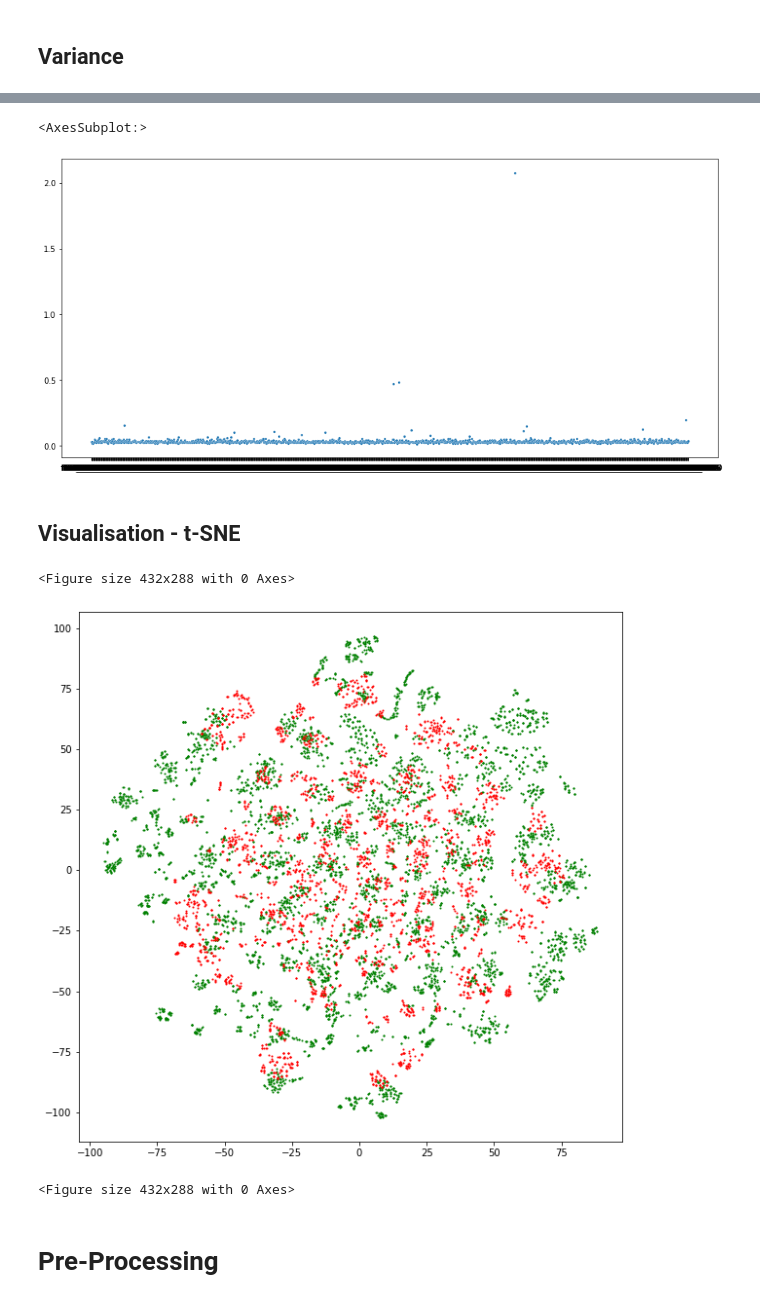
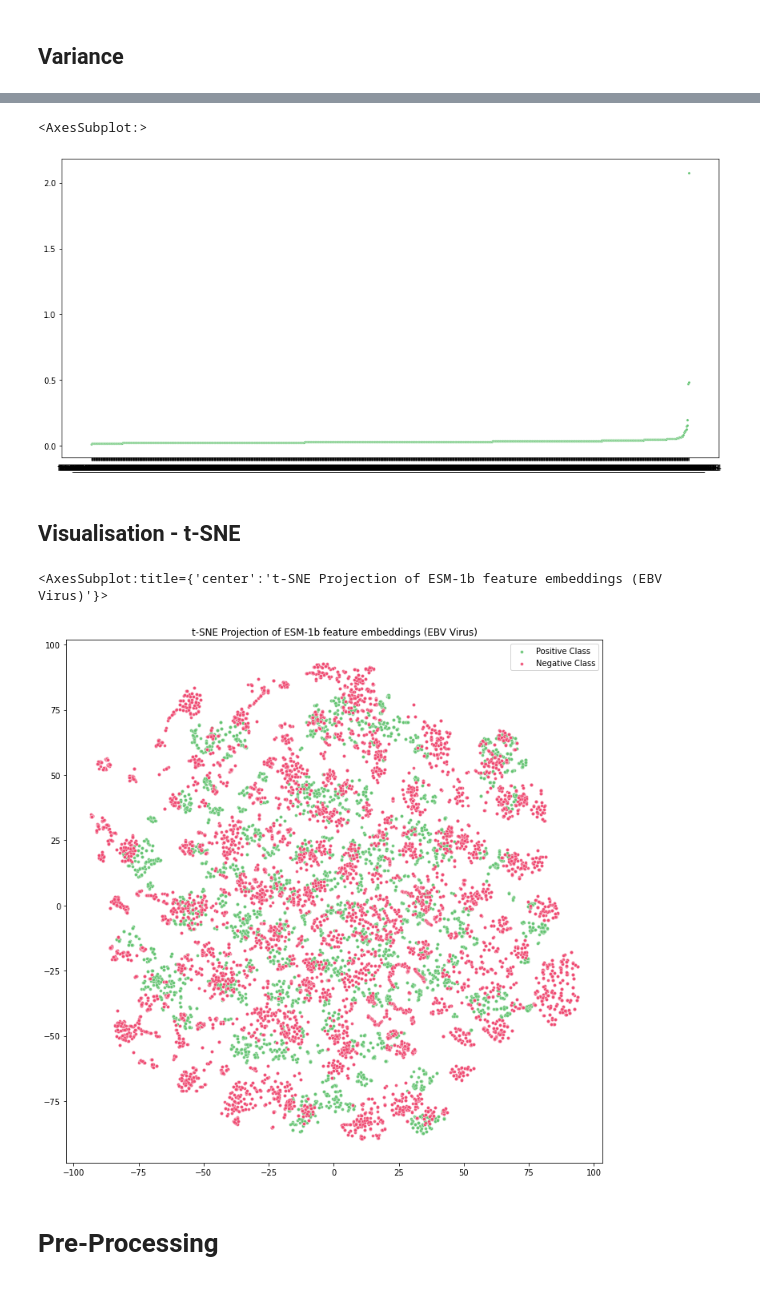
Before and after one commit to JPeck567/EpiPredProject, a Jupyter notebook: EpitopePred.ipynb, the cells around one changed output, grey strips where cells are left out. Saved outputs shown, nothing was run; the diff lists cells and outputs as text; code cells hidden in the pictures.

```diff
--- a/EpitopePred.ipynb
+++ b/EpitopePred.ipynb
@@ -19,5 +19,16 @@ from sklearn.pipeline import make_pipeline, Pipeline
 
 from imblearn.under_sampling import RandomUnderSampler
 from imblearn.pipeline import Pipeline as PipelineImb
+
+import xgboost as xgb
+
+sns.set_palette(['#62C370', '#EF476F'])
+
+def loadAndSplitData(filePath="datasets/updated/txid10376_dataset.csv"): # txid10376 is EBV
+    epi = pd.read_csv(filePath)
+    epiSplit = epi.loc[epi['Info_split']  == 'split_01_75']
+    epiSplit25 = epi.loc[epi['Info_split']  == 'split_02_25']
+
+    return epiSplit, epiSplit25
 # %% [markdown]
 # Data
@@ -248,31 +386,33 @@ dtype: float64
 # %%
 plt.figure(figsize=(15, 7))
-sns.scatterplot(data = epiFeatVar, s=10)
+sns.scatterplot(data = epiFeatVar.sort_values(), s=10)
 # %% [output]
 <AxesSubplot:>
-[figure, old version]
+[figure, new version]
 # %% [markdown]
 ## Visualisation - t-SNE
 # %%
 tsne = TSNE(2) # number of components
+tSNEepi = pd.DataFrame(epi)
+epiPos = tSNEepi.loc[epi['Class'] == 1]
+epiNeg = tSNEepi.loc[epi['Class'] == -1]
 # %%
-tsnePosRes = tsne.fit_transform(epiPos)
-tsneNegRes = tsne.fit_transform(epiNeg)
+tsnePosRes = tsne.fit_transform(epiPos.iloc[:, 15:-1])
+tsneNegRes = tsne.fit_transform(epiNeg.iloc[:, 15:-1])
 # %%
 xPos = [pair[0] for pair in tsnePosRes]
 yPos = [pair[1] for pair in tsnePosRes]
 
 xNeg = [pair[0] for pair in tsneNegRes]
 yNeg = [pair[1] for pair in tsneNegRes]
 
-plt.figure(figsize=(10, 10))
-plt.scatter(xPos, yPos, 1, c='Green')
-plt.scatter(xNeg, yNeg, 1, c='Red')
-plt.figure()
+plt.figure(figsize=(12, 12))
+plt.title(label='t-SNE Projection of ESM-1b feature embeddings (EBV Virus)')
+sns.scatterplot(xPos, yPos, s=15, alpha=0.9, label='Positive Class')
+sns.scatterplot(xNeg, yNeg, s=15, alpha=0.9, label='Negative Class')
 # %% [output]
-<Figure size 432x288 with 0 Axes>
+<AxesSubplot:title={'center':'t-SNE Projection of ESM-1b feature embeddings (EBV Virus)'}>
-[figure, old version]
+[figure, new version]
-<Figure size 432x288 with 0 Axes>
 # %% [markdown]
 # Pre-Processing
 # %%
```
Also changed, not shown: parts of 33 cells of this notebook.
